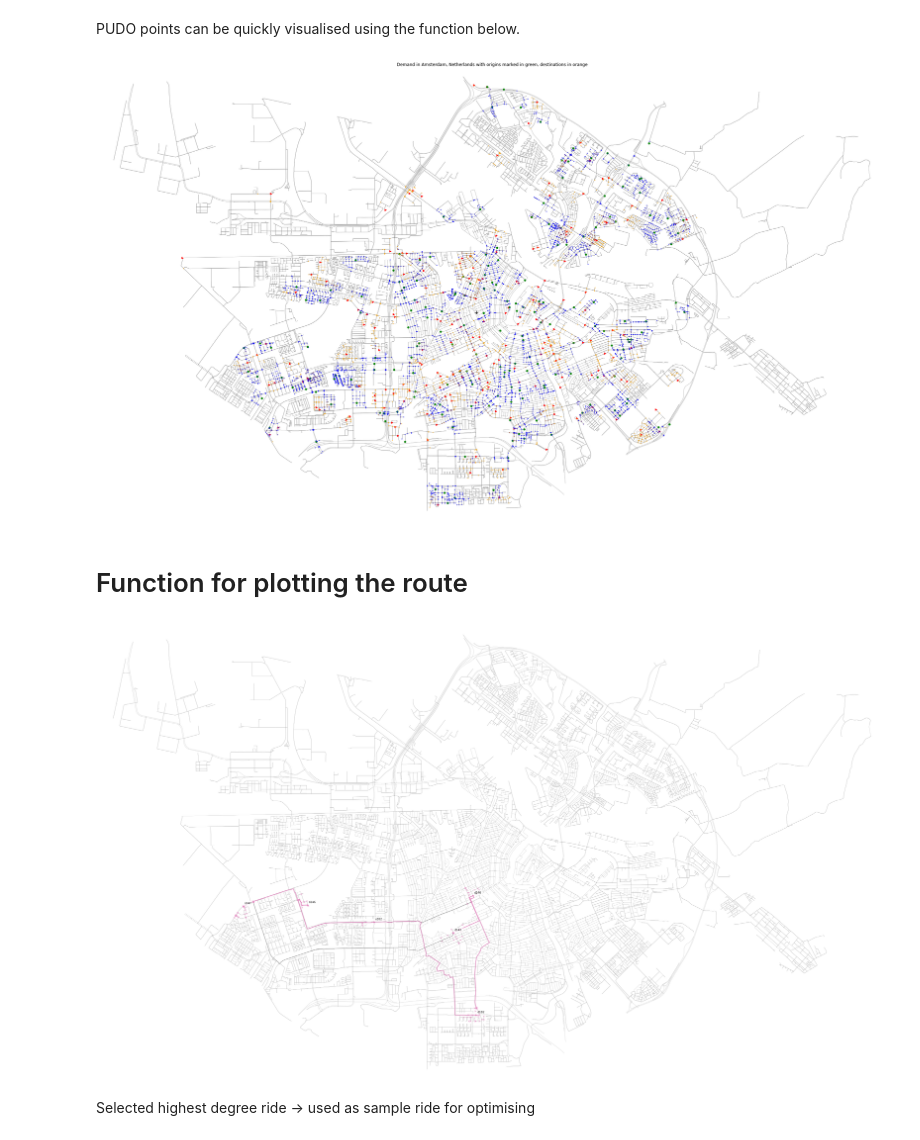
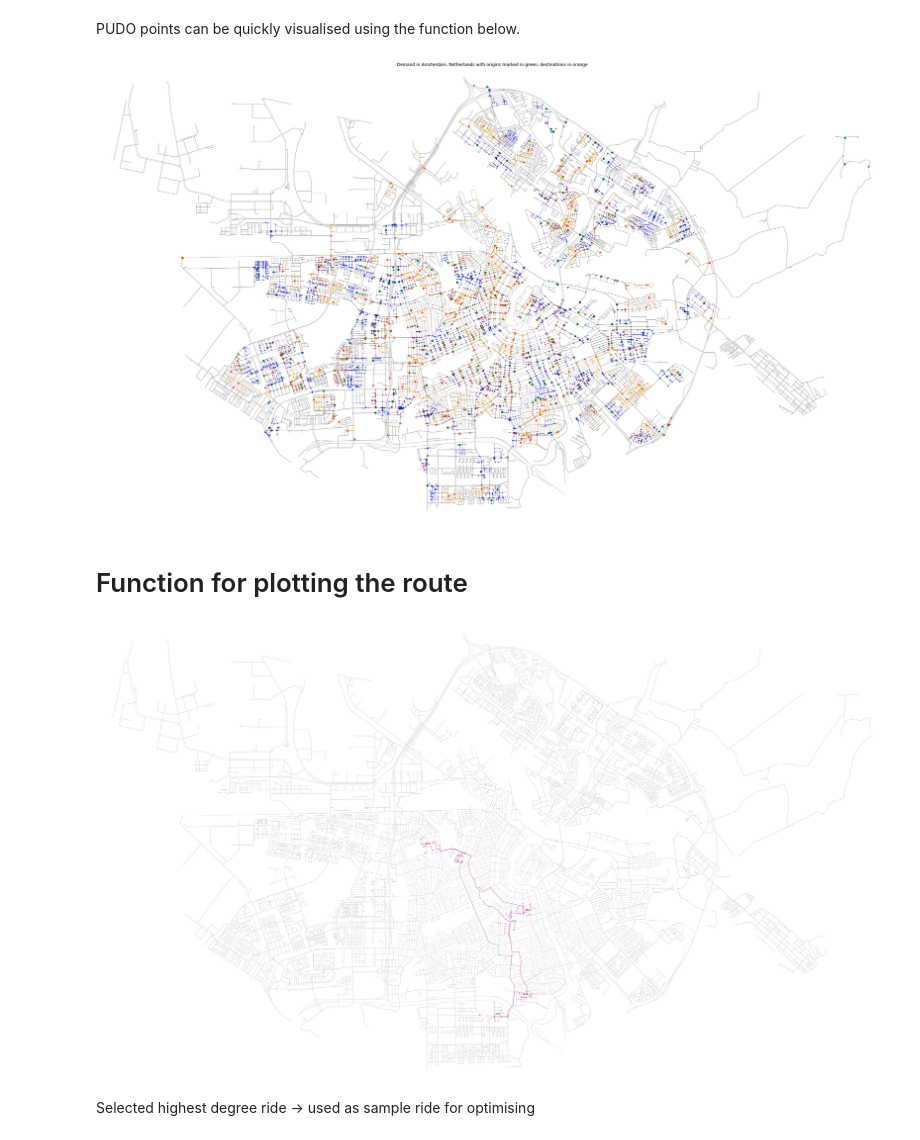
Before and after one commit to MarkoM-5/ExMAS, a Jupyter notebook: ExMAS/ExMAS/notebooks/Afstudeer/Node-search.ipynb, the cells around one changed output. Cells and saved outputs as stored; diff of their text form; code cells hidden in the pictures.

```diff
--- a/ExMAS/ExMAS/notebooks/Afstudeer/Node-search.ipynb
+++ b/ExMAS/ExMAS/notebooks/Afstudeer/Node-search.ipynb
@@ -21,7 +21,7 @@ from ExMAS.utils import inData as inData
 Retrieving config file, graph, and demand
 # %%
 params = ExMAS.utils.get_config('ExMAS/data/configs/ams-config-1.json') # load the default
-params.nP= 200
+params.nP= 300
 inData = ExMAS.utils.load_G(inData, params, stats=True)  # download the graph
 inData = ExMAS.utils.load_albatross_csv(inData, params, sample=True)
 # %%
@@ -65,8 +64,12 @@ def pudo_requests(_inData, walk_speed = 1.389, walk_time = 5):
     pudo['destination'] = _inData.sblts.requests['destination'].tolist()
     pudo = pudo.astype(object)
     for i in range(len(pudo)):
-        origins = _inData.skim[pudo.iloc[i]['origin']][(_inData.skim[pudo.iloc[i]['origin']]<walk_dist) & (_inData.skim[pudo.iloc[i]['origin']]>0)].sort_values()
-        destinations = _inData.skim[pudo.iloc[i]['destination']][(_inData.skim[pudo.iloc[i]['destination']]<walk_dist) & _inData.skim[pudo.iloc[i]['destination']]>0].sort_values()
+        #origins = _inData.skim[pudo.iloc[i]['origin']][(_inData.skim[pudo.iloc[i]['origin']]<walk_dist) & (_inData.skim[pudo.iloc[i]['origin']]>0)].sort_values()
+        origins = _inData.skim[pudo.iloc[i]['origin']][(_inData.skim[pudo.iloc[i]['origin']]<walk_dist)].sort_values()
+
+        #destinations = _inData.skim[pudo.iloc[i]['destination']][(_inData.skim[pudo.iloc[i]['destination']]<walk_dist) & _inData.skim[pudo.iloc[i]['destination']]>0].sort_values()
+        destinations = _inData.skim[pudo.iloc[i]['destination']][(_inData.skim[pudo.iloc[i]['destination']]<walk_dist)].sort_values()
+
         pudo.at[i,'origin_nodes'] = list(origins.index)
         pudo.at[i,'destination_nodes'] = list(destinations.index)
 
@@ -102,7 +105,7 @@ def plot_pudo_demand(_inData, params, s=10):
 # %%
 plot_pudo_demand(inData,params)
 # %% [output]
-[figure, old version]
+[figure, new version]
 # %% [markdown]
 # Function for plotting the route
 # %%
@@ -197,9 +200,9 @@ def plot_map_rides(inData, ride_indexes, light=True, m_size=30, lw=3, fontsize =
             ax.scatter(G.nodes[o]['x'], G.nodes[o]['y'], s=m_size, c=[colors[deg]], marker='o')
             ax.scatter(G.nodes[d]['x'], G.nodes[d]['y'], s=m_size, c=[colors[deg]], marker='>')
             for o_p in o_pudo:
-                ax.scatter(G.nodes[o_p]['x'], G.nodes[o_p]['y'], s=m_size,alpha = 0.6, c=[colors[deg]], marker='x')
+                ax.scatter(G.nodes[o_p]['x'], G.nodes[o_p]['y'], s=m_size,alpha = 1, c=[colors[deg]], marker='x')
             for d_p in d_pudo:
-                ax.scatter(G.nodes[d_p]['x'], G.nodes[d_p]['y'], s=m_size,alpha = 0.6, c=[colors[deg]], marker='x')
+                ax.scatter(G.nodes[d_p]['x'], G.nodes[d_p]['y'], s=m_size,alpha = 1, c=[colors[deg]], marker='x')
         routes = list()  # ride segments
         o = t.node.values[0]
         for d in t.node.values[1:]:
@@ -210,9 +213,9 @@ def plot_map_rides(inData, ride_indexes, light=True, m_size=30, lw=3, fontsize =
     plt.tight_layout()
     plt.savefig('map.png', dpi = 300)
 # %%
-plot_map_rides(inData, [369], light=False, m_size=30, lw=3, fontsize = 10, figsize = (40,40))
+plot_map_rides(inData, [959], light=False, m_size=30, lw=3, fontsize = 10, figsize = (50,50))
 # %% [output]
-[figure, old version]
+[figure, new version]
 # %% [markdown]
 Selected highest degree ride -> used as sample ride for optimising
 # %%
```
Also changed, not shown: parts of 30 cells of this notebook, 1 other file.
